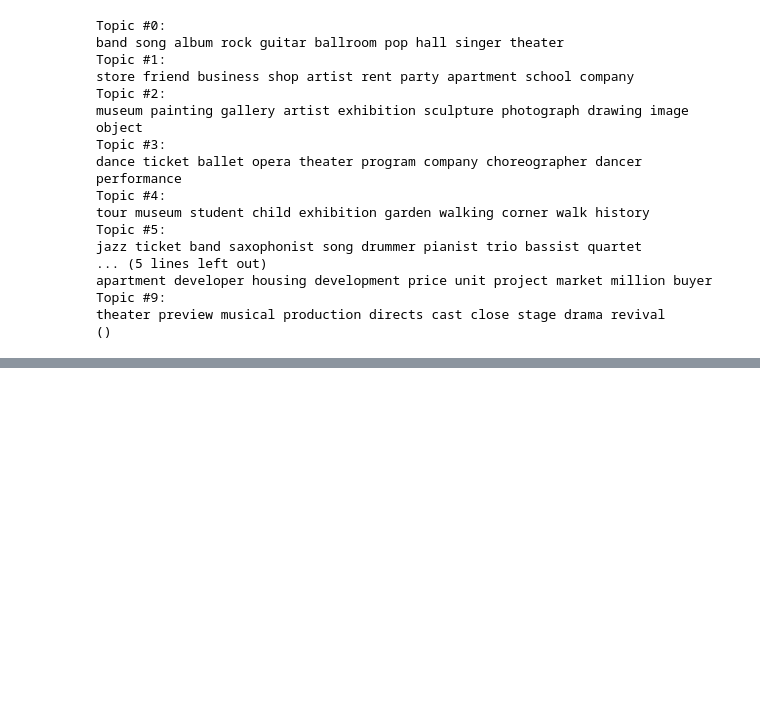
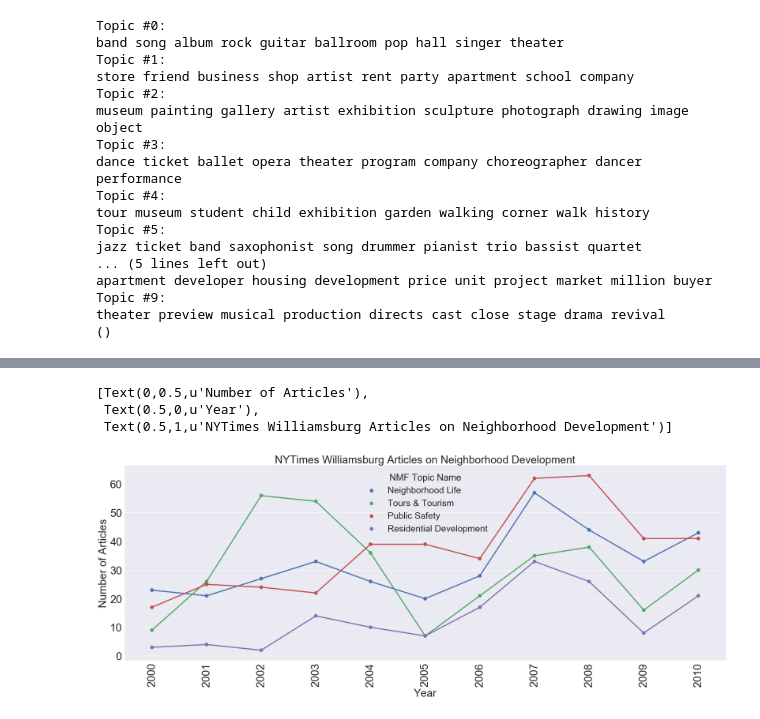
Before and after one commit to samcurrie/ADSProject_Fall2017, a Jupyter notebook: NMF_LDA_final_working_file_CLEANED.ipynb, the cells around one changed output, grey strips where cells are left out. Drawn from its saved outputs; the diff is of its cells as text; code cells hidden in the pictures; blank space fills up the shorter version.

```diff
--- a/NMF_LDA_final_working_file_CLEANED.ipynb
+++ b/NMF_LDA_final_working_file_CLEANED.ipynb
@@ -295,0 +244,13 @@ NMF_Topic_Names = {1: "Live Music",
+# %%
+#OVERALL NMF TOPICS
+overall_NMF_topic = pd.DataFrame({"Entertainment & Leisure": [1,3,4,6,7,10],
+                     "Neighborhood Development": [2,5,8,9,"Nan","Nan"]})
+melted_ot_NMF = pd.melt(overall_NMF_topic)
+melted_ot_NMF = melted_ot_NMF[melted_ot_NMF["value"] != "NaN"]
+melted_ot_NMF.columns = ["NMF Overall Topic", "Topic_Num"]
+# %%
+final_df_NMF = final_df_NMF.merge(melted_ot_NMF, on = "Topic_Num")
+# %%
+final_df_NMF = final_df_NMF.groupby(["Year", "Topic_Num", "NMF_Topic_Name", "NMF Overall Topic"]).sum().reset_index()
+# %%
+final_df_NMF = final_df_NMF.rename(columns={'NMF_Topic_Name': 'NMF Topic Name'})
@@ -295,0 +280,13 @@ NMF_Topic_Names = {1: "Live Music",
+# %%
+rc={'xtick.labelsize': 30, 'ytick.labelsize': 30, 'axes.labelsize': 30, 'font.size': 30, 'legend.fontsize': 25.0, 'axes.titlesize': 30, "figure.figsize": [30, 10]}
+sns.set(rc=rc)
+one_topic_NMF = final_df_NMF[final_df_NMF["NMF Overall Topic"] == "Neighborhood Development"]
+g = sns.pointplot(ci = None, x = one_topic_NMF["Year"], y = one_topic_NMF["value"], order = order, hue = one_topic_NMF["NMF Topic Name"])
+plt.xticks(rotation=90)
+g.set(xlabel = "Year", ylabel = "Number of Articles", title = "NYTimes Williamsburg Articles on Neighborhood Development")
+# plt.savefig("Policy_Articles.png", bbox_inches='tight')
+# %% [output]
+[Text(0,0.5,u'Number of Articles'),
+ Text(0.5,0,u'Year'),
+ Text(0.5,1,u'NYTimes Williamsburg Articles on Neighborhood Development')]
+[figure, added]
```
Also changed, not shown: parts of 57 cells of this notebook.
